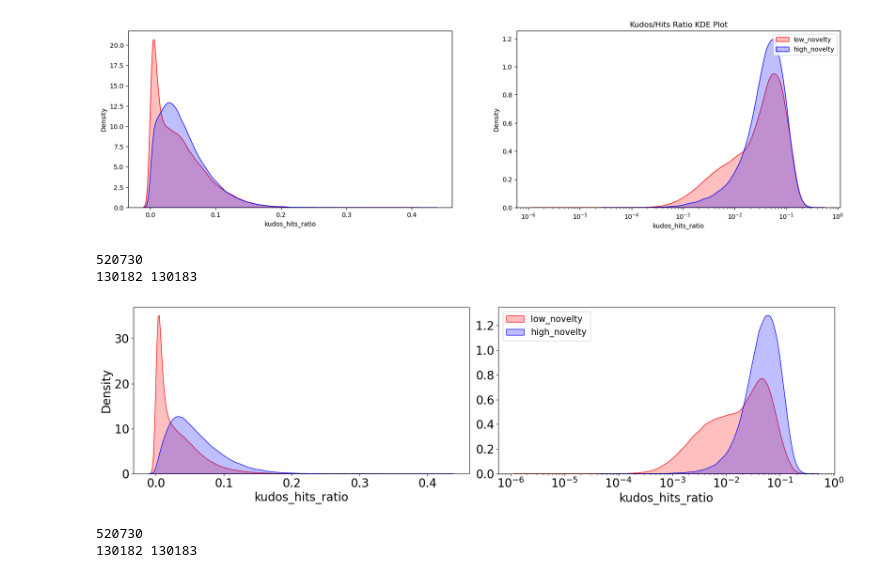
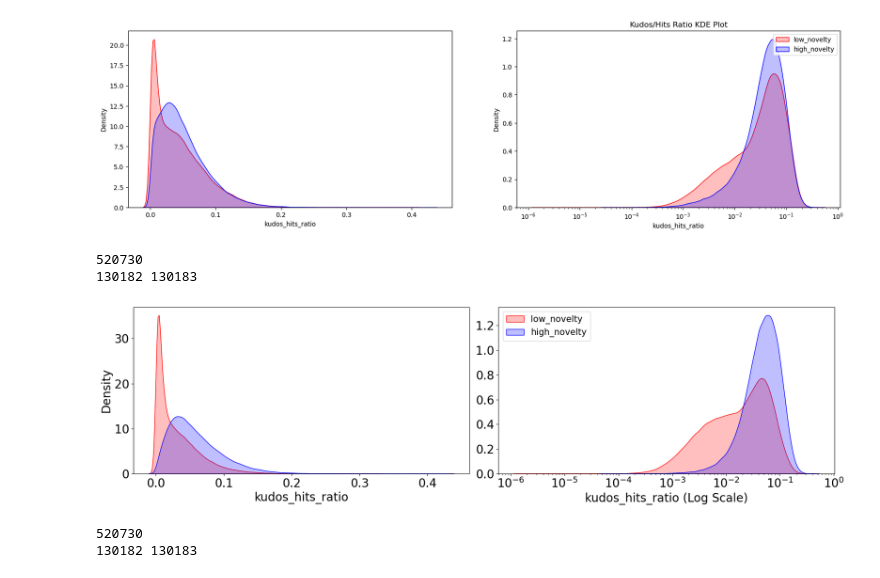
Before and after one commit to DevinW-sudo/ao3, a Jupyter notebook: exps/20230203_kudos_to_hits_kdes/20230127_kde_explore.ipynb, the cells around one changed output. Cells and saved outputs as stored; diff of their text form; code cells hidden in the pictures.

Commit message:
Added Log Scale to label

```diff
--- a/exps/20230203_kudos_to_hits_kdes/20230127_kde_explore.ipynb
+++ b/exps/20230203_kudos_to_hits_kdes/20230127_kde_explore.ipynb
@@ -365,35 +365,35 @@ for index, row in temp_for_viz_df.iterrows():
 # assign low to bottom 25% and high to top 25%
 low = temp_for_viz_df.iloc[:int(len(temp_for_viz_df)/4)]
 high = temp_for_viz_df.iloc[int(len(temp_for_viz_df)*3/4):]
 
 print(len(temp_for_viz_df))
 print(len(low), len(high))
 
 fig, ax = plt.subplots(1,2, figsize=(18, 5))
 # plt.tight_layout()
 # plt.title('Kudos/Hits Ratio KDE Plot')
 sns.kdeplot(low['kudos_hits_ratio'], ax=ax[0], color='red', shade=True, label='low_novelty')
 sns.kdeplot(high['kudos_hits_ratio'], ax=ax[0], color='blue', shade=True, label='high_novelty')
 ax[0].set_xlabel('kudos_hits_ratio', fontsize=20)
 ax[0].set_ylabel('Density', fontsize=20)
 # change xtick label size
 ax[0].tick_params(axis='x', labelsize=20)
 ax[0].tick_params(axis='y', labelsize=20)
 
 sns.kdeplot(low['kudos_hits_ratio'], ax=ax[1], color='red', shade=True, label='low_novelty', log_scale=True)
 sns.kdeplot(high['kudos_hits_ratio'], ax=ax[1], color='blue', shade=True, label='high_novelty', log_scale=True)
 plt.legend(loc = 'upper left', fontsize=15)
-plt.xlabel(xlabel="kudos_hits_ratio",fontsize=20)
+plt.xlabel(xlabel="kudos_hits_ratio (Log Scale)",fontsize=20)
 plt.ylabel(ylabel="", fontsize=20)
 plt.xticks(fontsize=20)
 plt.yticks(fontsize=20)
 plt.tight_layout()
 
 plt.savefig('kudos_hits_ratio_kde_plot_topic_novelty_top_bottom_25p.pdf')
 # %% [output]
 520730
 130182 130183
-[figure, old version]
+[figure, new version]
 # %%
 # Same plots as above for term frequency, but now considering
 # low, mid-low, mid-high, and high novelty by categorizing
```
